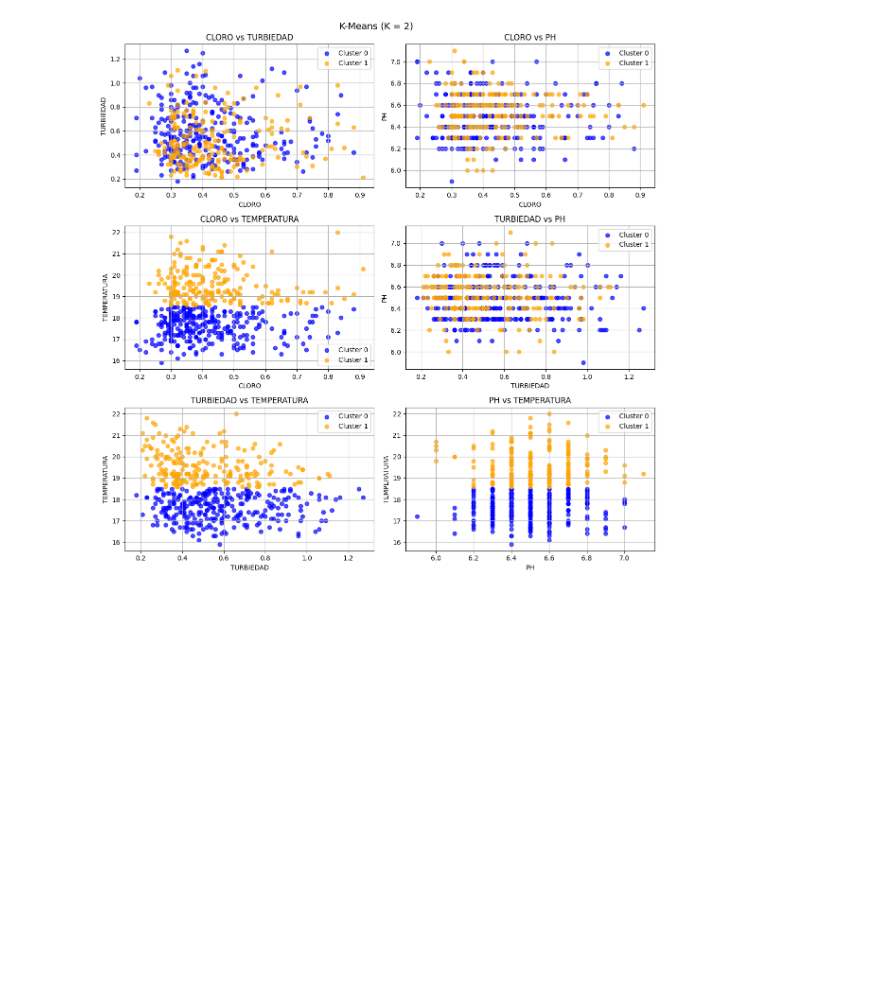
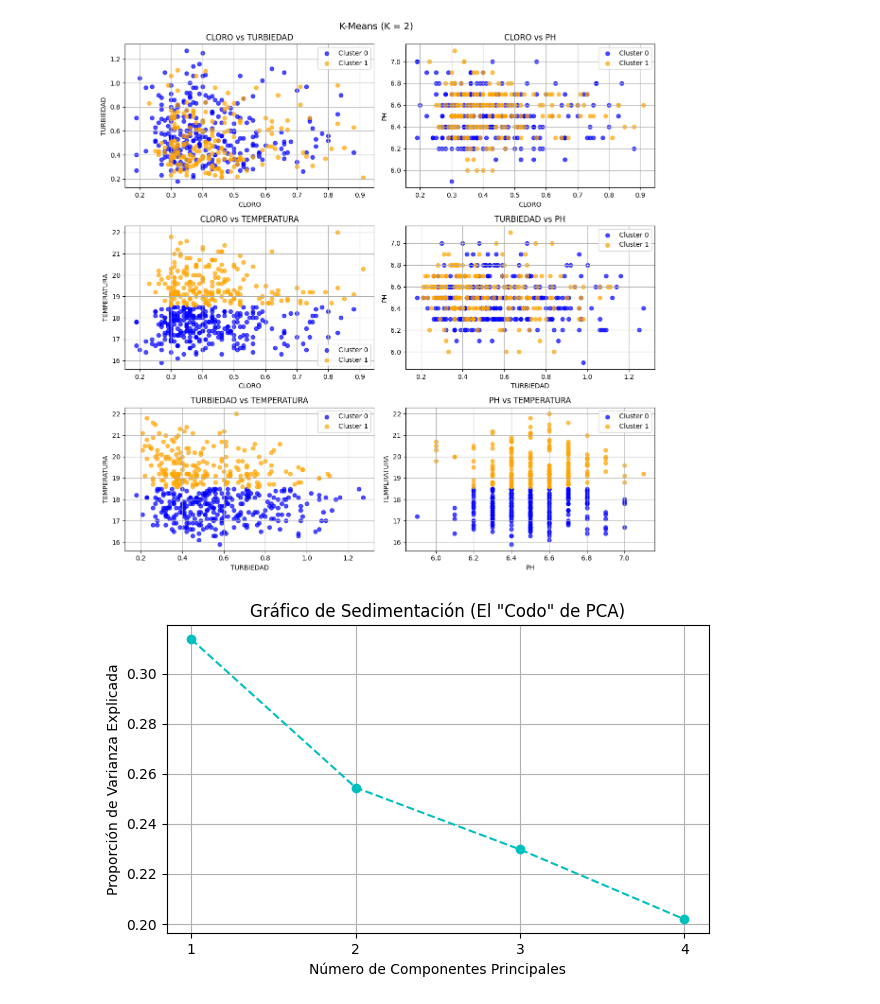
Before and after one commit to adriiuux/Analysis-of-drinking-water-parameters, a Jupyter notebook: análisisCalidadAgua.ipynb, the cells around one changed output. Drawn from its saved outputs; the diff is of its cells as text; code cells hidden in the pictures; blank space fills up the shorter version.

Commit message:
Gráfico de sedimentación y PCA

```diff
--- a/análisisCalidadAgua.ipynb
+++ b/análisisCalidadAgua.ipynb
@@ -376,3 +377,28 @@ graficarCluster(datosSinOutliers, k = 3)
 graficarCluster(datosSinOutliers, k = 2)
 # %% [output]
 [figure]
+# %%
+''' Método del codo o Gráfico de Sedimentación (Scree Plot) para PCA '''
+
+# Escalar los datos de las 4 variables
+scaler = StandardScaler()
+X_scaled = scaler.fit_transform(datosSinOutliers[['CLORO', 'TURBIEDAD', 'PH', 'TEMPERATURA']])
+
+# PCA con el máximo de componentes (4 variables = 4 componentes máx)
+pca = PCA(n_components=4)
+pca.fit(X_scaled)
+
+# 3. Obtener la varianza explicada por cada componente
+varianza_explicada = pca.explained_variance_ratio_
+
+# 4. Gráfico de sedimentación
+plt.figure(figsize=(7, 4))
+plt.plot(range(1, 5), varianza_explicada, marker='o', linestyle='--', color='c')
+plt.title('Gráfico de Sedimentación (El "Codo" de PCA)')
+plt.xlabel('Número de Componentes Principales')
+plt.ylabel('Proporción de Varianza Explicada')
+plt.xticks(range(1, 5))
+plt.grid(True)
+plt.show()
+# %% [output]
+[figure, added]
```
Also changed, not shown: parts of 2 cells of this notebook.
